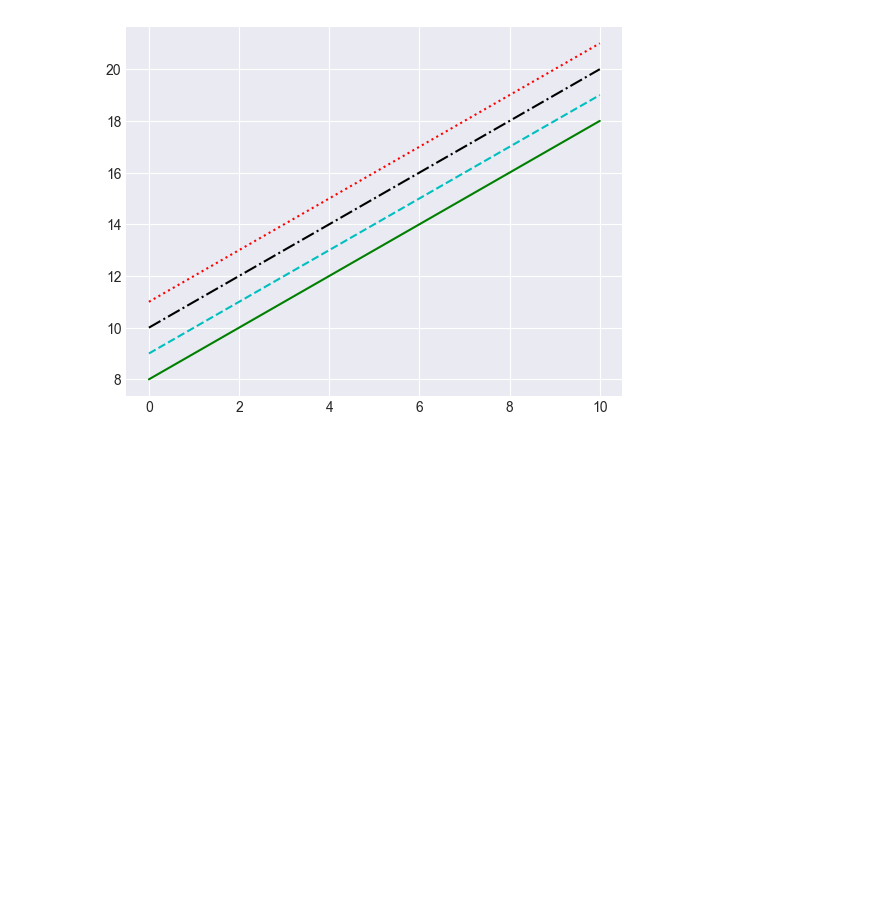
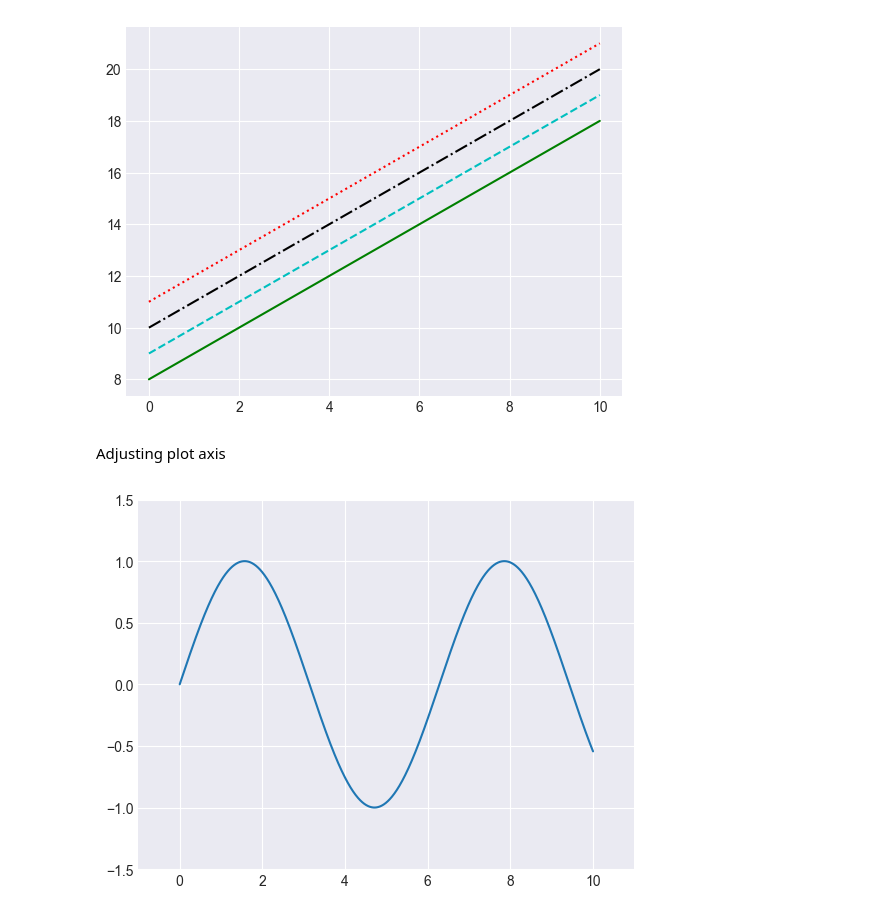
Before and after one commit to Rohan-RSA/PythonCourse, a Jupyter notebook: section5/SimpleLinePlots.ipynb, the cells around one changed output. Saved outputs shown, nothing was run; the diff lists cells and outputs as text; code cells hidden in the pictures; blank space fills up the shorter version.

```diff
--- a/section5/SimpleLinePlots.ipynb
+++ b/section5/SimpleLinePlots.ipynb
@@ -88,3 +88,11 @@ plt.plot(x, x + 11, ':r')   # combine color and linestyle
 # %% [output]
 [<matplotlib.lines.Line2D at 0x...>]
 [figure]
+# %% [markdown]
+Adjusting plot axis
+# %%
+plt.plot(x, np.sin(x))
+xlim = plt.xlim(-1, 11)
+ylim = plt.ylim(-1.5, 1.5)
+# %% [output]
+[figure, added]
```
Also changed, not shown: parts of 9 cells of this notebook, 2 other files.
